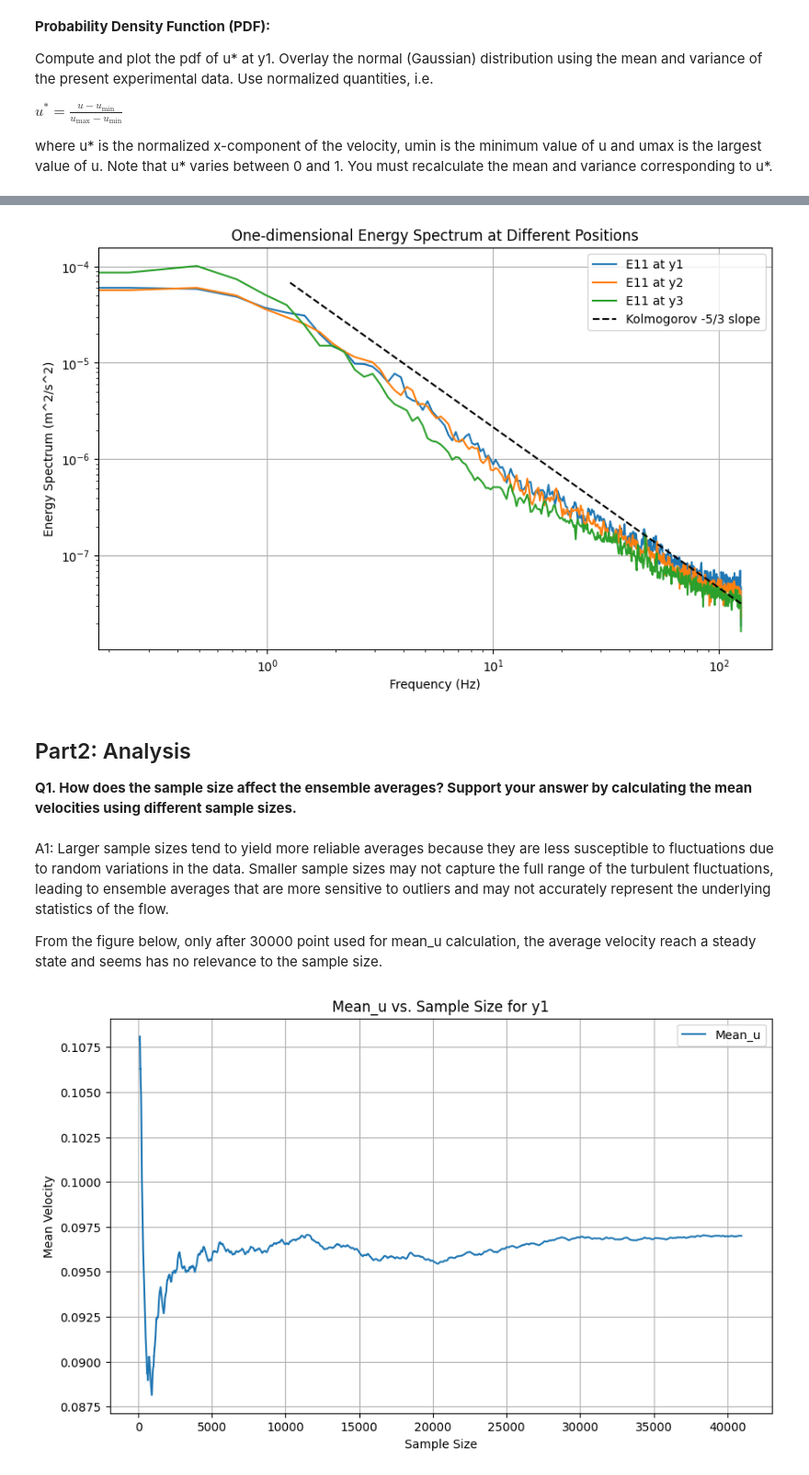
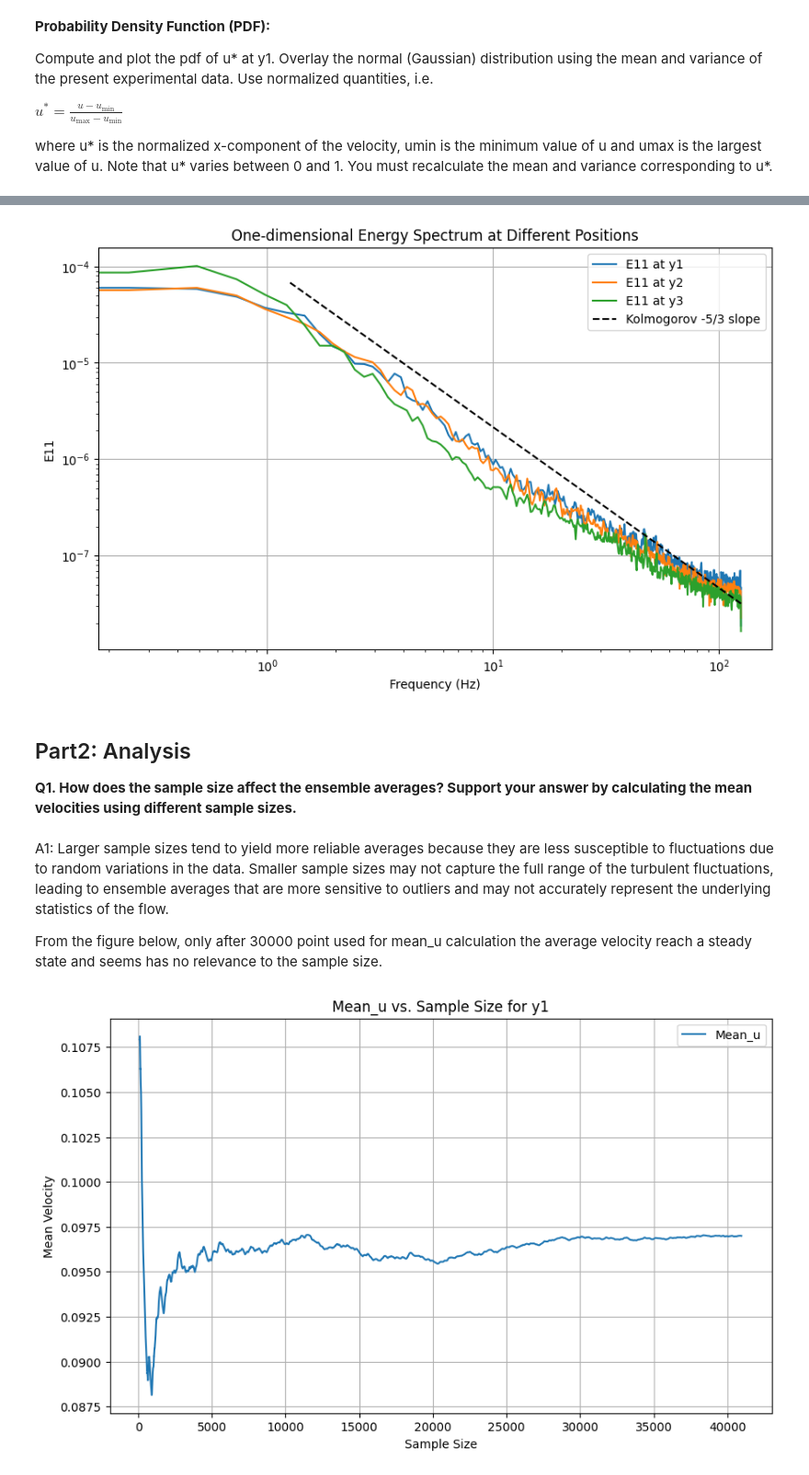
Before and after one commit to WJL1900/ME664_Assignment1_Jialin_Wang, a Jupyter notebook: Assignment.ipynb, the cells around one changed output, grey strips where cells are left out. Shown at 92% size. Saved outputs shown, nothing was run; the diff lists cells and outputs as text; code cells hidden in the pictures.

```diff
--- a/Assignment.ipynb
+++ b/Assignment.ipynb
@@ -90,7 +90,6 @@ n = len(dataset[:, 0])
 tao = np.arange(0, (n-1)*dt, dt)
 R11 = []
 R22 = []
-
 
 for i, dataset in enumerate(datasets):
 
@@ -102,13 +101,10 @@ for i, dataset in enumerate(datasets):
 
     j=0
     while j < n-1:
-        # print(j)
         numerator_u = np.sum((dataset[0:n-j, 0]-u_means[i])*(dataset[j:, 0]-u_means[i]))
-        # numerator_u = np.sum((dataset[:-j, 0]-u_means[i])*(dataset[j:, 0]-u_means[i]))
         R11[i].append(numerator_u / denominator_u)
 
         numerator_v = np.sum((dataset[0:n-j, 1]-v_means[i])*(dataset[j:, 1]-v_means[i]))
-        # numerator_v = np.sum((dataset[:-j, 1]-v_means[i])*(dataset[j:, 1]-v_means[i]))
         R22[i].append(numerator_v / denominator_v)
         j+=1
 
@@ -116,7 +112,7 @@ for i, dataset in enumerate(datasets):
     plt.figure(figsize=(12, 6))
     plt.plot(tao[0:250], R11[i][0:250], label='R11(τ)')
     plt.axhline(0, color='black', linewidth=0.8, linestyle='--')
-    plt.xlabel('τ (time separation)')
+    plt.xlabel('τ')
     plt.ylabel('Normalized Autocorrelation')
     plt.title(f'Normalized Autocorrelation Function R11(τ) at y({i+1})')
     plt.legend()
@@ -125,7 +121,7 @@ for i, dataset in enumerate(datasets):
     plt.figure(figsize=(12, 6))
     plt.plot(tao[0:250], R22[i][0:250], label='R22(τ)')
     plt.axhline(0, color='black', linewidth=0.8, linestyle='--')
-    plt.xlabel('τ (time separation)')
+    plt.xlabel('τ')
     plt.ylabel('Normalized Autocorrelation')
     plt.title(f'Normalized Autocorrelation Function R22(τ) at y({i+1})')
     plt.legend()
@@ -311,38 +319,37 @@ $R(\xi ) = \left\langle {u(x)u(x + \xi )} \right\rangle$.
 import matplotlib.pyplot as plt
 from scipy.fftpack import fft, fftfreq
 from scipy.signal import welch
+import math
 
 dt = 1/250
 
 def calculate_energy_spectrum(velocity, dt):
     f, Pxx = welch(velocity, fs=1/dt, nperseg=1024,scaling='density')
     return f, Pxx
 
 def plot_energy_spectrum(frequencies, power_spectral_density, position_label):
     plt.loglog(frequencies, power_spectral_density, label=f'Position {position_label}')
 
 
 plt.figure(figsize=(10, 6))
 
 for i, dataset in enumerate(datasets):
     f, Pxx = calculate_energy_spectrum(dataset[:, 0], dt)
     plot_energy_spectrum(f, Pxx, i)
 
-
-
 f_kolmogorov = np.linspace(min(f), max(f), 100)
 E_kolmogorov = 0.0001 * f_kolmogorov**(-5/3)
 plt.loglog(f_kolmogorov, E_kolmogorov, 'k--')
 
 
 plt.legend(labels=['E11 at y1','E11 at y2','E11 at y3','Kolmogorov -5/3 slope'])
 plt.xlabel('Frequency (Hz)')
-plt.ylabel('Energy Spectrum (m^2/s^2)')
+plt.ylabel('E11')
 plt.title('One-dimensional Energy Spectrum at Different Positions')
 plt.grid(True)
 plt.show()
 # %% [output]
-[figure, old version]
+[figure, new version]
 # %% [markdown]
 ## Part2: Analysis
 
@@ -350,7 +357,7 @@ plt.show()
 # %% [markdown]
 A1: Larger sample sizes tend to yield more reliable averages because they are less susceptible to fluctuations due to random variations in the data. Smaller sample sizes may not capture the full range of the turbulent fluctuations, leading to ensemble averages that are more sensitive to outliers and may not accurately represent the underlying statistics of the flow.
 
-From the figure below, only after 30000 point used for mean_u calculation, the average velocity reach a steady state and seems has no relevance to the sample size.
+From the figure below, only after 30000 point used for mean_u calculation the average velocity reach a steady state and seems has no relevance to the sample size.
 # %%
 #Take the U velocity at point y1 as an example：
 i=1
```
Also changed, not shown: parts of 30 cells of this notebook.
